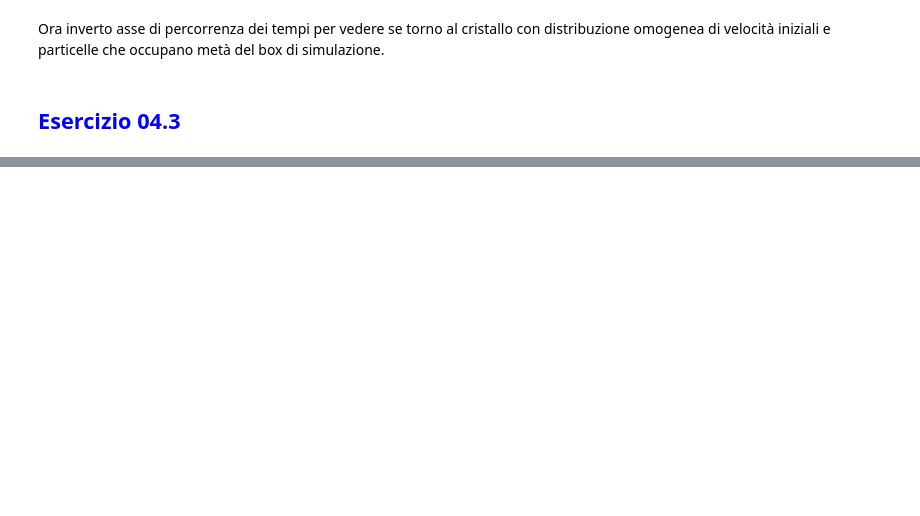
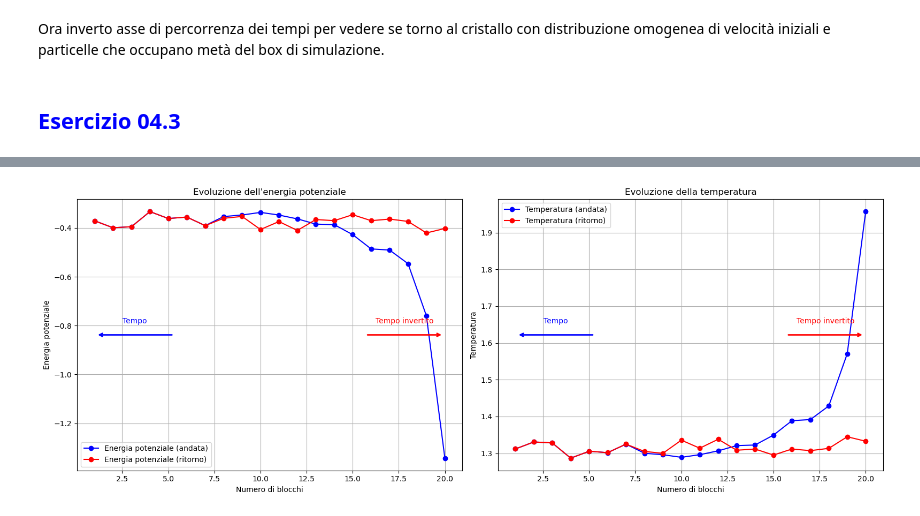
Before and after one commit to LucreziaBioni/numerical-simulation-laboratory, a Jupyter notebook: 04/04.ipynb, the cells around one changed output, grey strips where cells are left out. Drawn from its saved outputs; the diff is of its cells as text; code cells hidden in the pictures; blank space fills up the shorter version.

```diff
--- a/04/04.ipynb
+++ b/04/04.ipynb
@@ -149,0 +95,85 @@ plt.show()
+# %%
+import matplotlib.pyplot as plt
+import numpy as np
+
+def read_data(filename):
+    with open(filename) as f:
+        lines = f.read().strip().split('\n')[1:]  # Skip header
+    x, y = [], []
+    for line in lines:
+        parts = line.split()
+        if len(parts) >= 2:
+            x.append(float(parts[0]))
+            y.append(float(parts[1]))
+    return np.array(x), np.array(y)
+
+files = [
+    "simulazioni-eseguite/04.2/OUTPUT/potential_energy.dat",
+    "simulazioni-eseguite/04.3/OUTPUT/potential_energy.dat",
+    "simulazioni-eseguite/04.2/OUTPUT/temperature.dat",
+    "simulazioni-eseguite/04.3/OUTPUT/temperature.dat"
+]
+
+labels = [
+    "Energia potenziale (andata)",
+    "Energia potenziale (ritorno)",
+    "Temperatura (andata)",
+    "Temperatura (ritorno)"
+]
+
+colors = ['blue', 'red', 'blue', 'red']
+fig, axs = plt.subplots(1, 2, figsize=(16, 6))
+
+# Plot potential energy (primo grafico a sinistra)
+for i in range(2):
+    x, y = read_data(files[i])
+    if i == 0:  # Inverti tempo e y per Clockwise
+        x = x[::-1]
+
+    axs[0].plot(x, y, label=labels[i], marker='o', color=colors[i])
+
+axs[0].set_title("Evoluzione dell'energia potenziale")
+axs[0].set_xlabel("Numero di blocchi")
+axs[0].set_ylabel("Energia potenziale")
+axs[0].legend()
+axs[0].grid(True)
+
+# Plot temperature (secondo grafico a destra)
+for i in range(2, 4):
+    x, y = read_data(files[i])
+    if i == 2:  # Inverti tempo e y per Clockwise
+        x = x[::-1]
+
+    axs[1].plot(x, y, label=labels[i], marker='o', color=colors[i])
+
+axs[1].set_title("Evoluzione della temperatura")
+axs[1].set_xlabel("Numero di blocchi")
+axs[1].set_ylabel("Temperatura")
+axs[1].legend()
+axs[1].grid(True)
+
+# Aggiunta delle frecce esplicative
+arrow_props = dict(facecolor='black', arrowstyle='->', linewidth=1.5)
+
+# Riquadro per l'energia potenziale
+axs[0].annotate('', xy=(0.05, 0.50), xycoords='axes fraction',
+                xytext=(0.25, 0.50), arrowprops=dict(arrowstyle='->', color='blue', lw=2))
+axs[0].text(0.15, 0.55, 'Tempo', ha='center', va='center', transform=axs[0].transAxes, color='blue')
+
+axs[0].annotate('', xy=(0.95, 0.50), xycoords='axes fraction',
+                xytext=(0.75, 0.50), arrowprops=dict(arrowstyle='->', color='red', lw=2))
+axs[0].text(0.85, 0.55, 'Tempo invertito', ha='center', va='center', transform=axs[0].transAxes, color='red')
+
+# Riquadro per la temperatura
+axs[1].annotate('', xy=(0.05, 0.50), xycoords='axes fraction',
+                xytext=(0.25, 0.50), arrowprops=dict(arrowstyle='->', color='blue', lw=2))
+axs[1].text(0.15, 0.55, 'Tempo', ha='center', va='center', transform=axs[1].transAxes, color='blue')
+
+axs[1].annotate('', xy=(0.95, 0.50), xycoords='axes fraction',
+                xytext=(0.75, 0.50), arrowprops=dict(arrowstyle='->', color='red', lw=2))
+axs[1].text(0.85, 0.55, 'Tempo invertito', ha='center', va='center', transform=axs[1].transAxes, color='red')
+
+fig.tight_layout()
+plt.show()
+# %% [output]
+[figure, added]
```
Also changed, not shown: parts of 7 cells of this notebook.
